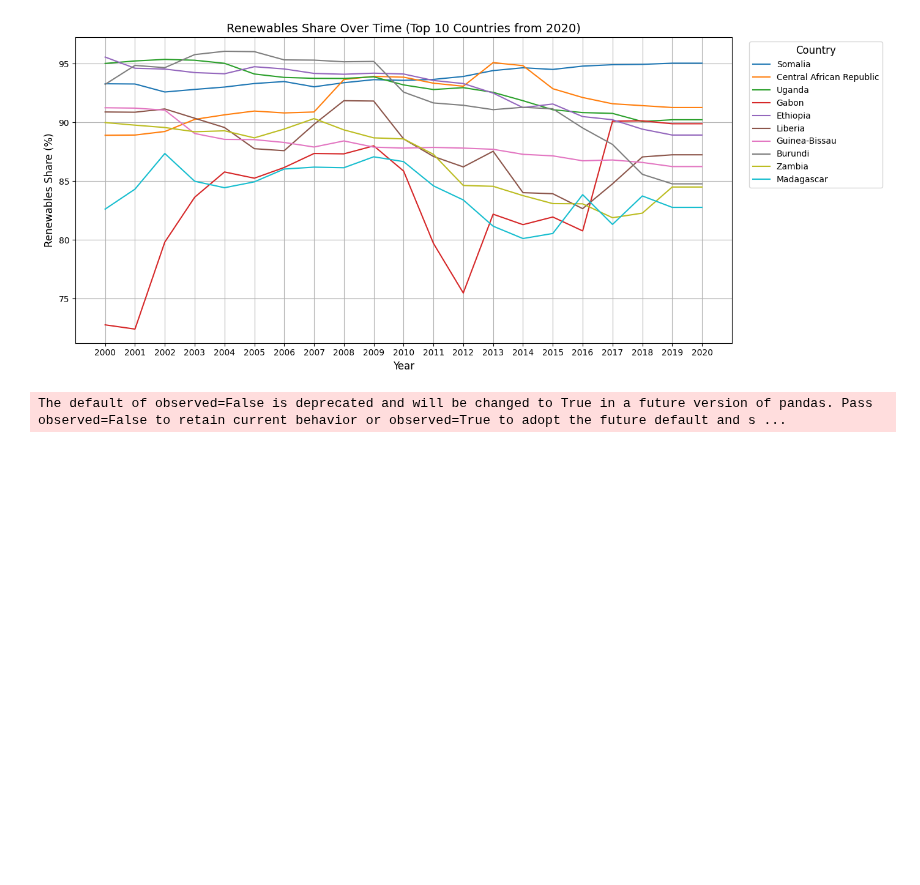
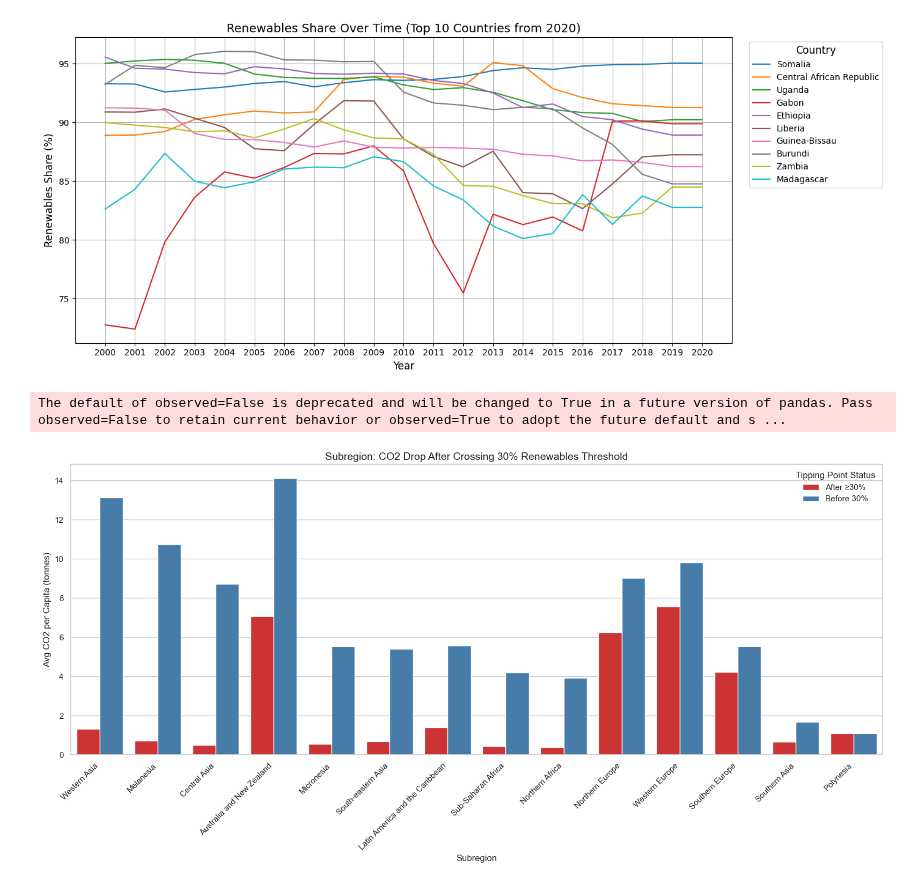
Before and after one commit to SelinaFischer/climate_tipping_points, a Jupyter notebook: jupyter_notebooks/4. visualisation.ipynb, the cells around one changed output. Drawn from its saved outputs; the diff is of its cells as text; code cells hidden in the pictures; blank space fills up the shorter version.

Commit message:
add subregion co2 chng

```diff
--- a/jupyter_notebooks/4. visualisation.ipynb
+++ b/jupyter_notebooks/4. visualisation.ipynb
@@ -463,0 +532,63 @@ fig.show()
+# %%
+# Visualising CO₂ Change by Subregion
+
+import pandas as pd
+import matplotlib.pyplot as plt
+import seaborn as sns
+
+# Load dataset
+df = pd.read_csv("../data/cleaned/enhanced_energy_features_final.csv")
+
+# Filter and prepare data
+df_subregion = df.dropna(subset=['subregion', 'co2_per_capita_t']).copy()
+df_subregion['Tipping Point Status'] = df_subregion['renewables_share_pct'].apply(
+    lambda x: 'After ≥30%' if x >= 30 else 'Before 30%'
+)
+
+# Group by subregion and tipping point to calculate average CO2
+avg_co2_subregion = (
+    df_subregion.groupby(['subregion', 'Tipping Point Status'])['co2_per_capita_t']
+    .mean()
+    .reset_index()
+    .rename(columns={'co2_per_capita_t': 'Avg CO2 per Capita (tonnes)'})
+)
+
+# Pivot to calculate CO2 drop (After - Before)
+df_pivot = avg_co2_subregion.pivot(index='subregion', columns='Tipping Point Status', values='Avg CO2 per Capita (tonnes)')
+df_pivot = df_pivot.dropna(subset=['Before 30%', 'After ≥30%'])  # Remove incomplete subregions
+df_pivot['CO2 Change'] = df_pivot['After ≥30%'] - df_pivot['Before 30%']
+
+# Sort subregions by CO2 change
+subregion_order = df_pivot.sort_values(by='CO2 Change')['Before 30%'].index.tolist()
+
+# Plot settings
+plt.figure(figsize=(16, 8))
+sns.set(style='whitegrid')
+
+barplot = sns.barplot(
+    data=avg_co2_subregion,
+    x='subregion',
+    y='Avg CO2 per Capita (tonnes)',
+    hue='Tipping Point Status',
+    order=subregion_order,
+    palette='Set1'
+)
+
+# Titles and labels
+plt.title("Subregion: CO2 Drop After Crossing 30% Renewables Threshold", fontsize=14)
+plt.xlabel("Subregion")
+plt.ylabel("Avg CO2 per Capita (tonnes)")
+plt.xticks(rotation=45, ha='right')
+
+# Move legend to top-right
+plt.legend(
+    title="Tipping Point Status",
+    loc="upper right",
+    bbox_to_anchor=(1.0, 1.0),
+    frameon=False
+)
+
+plt.tight_layout()
+plt.show()
+# %% [output]
+[figure, added]
```
Also changed, not shown: parts of 2 cells of this notebook.
